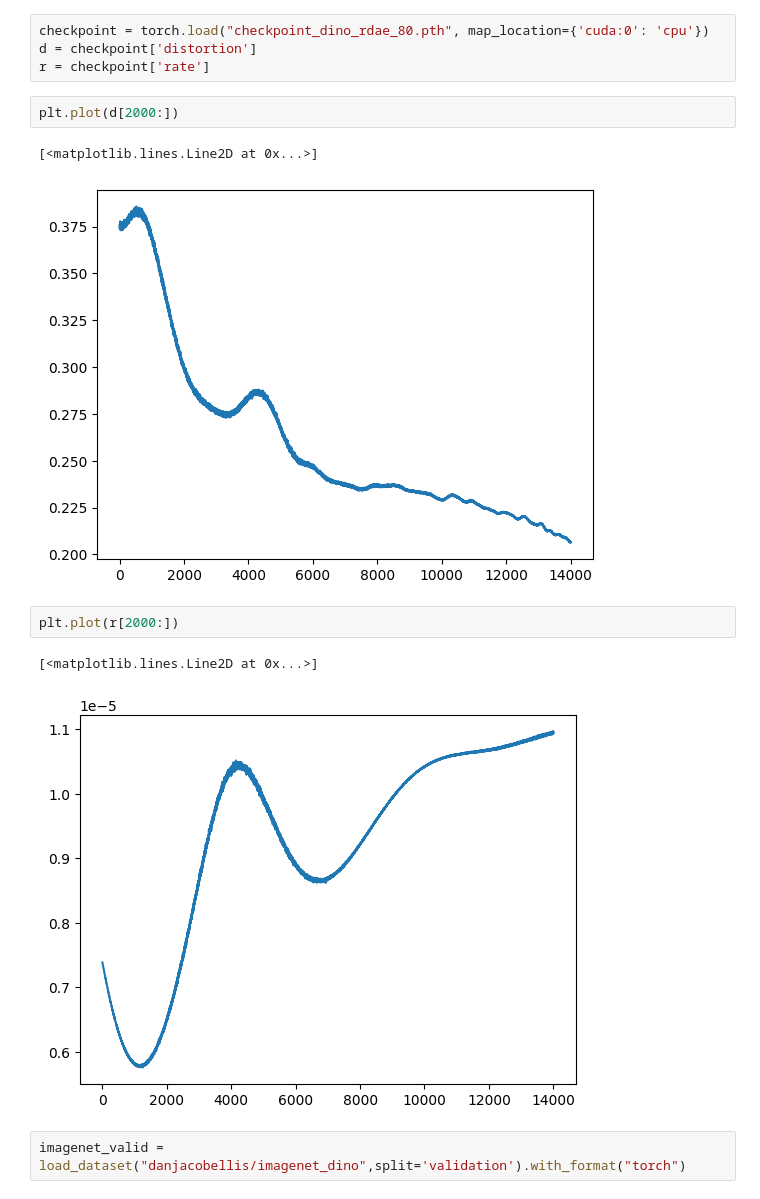
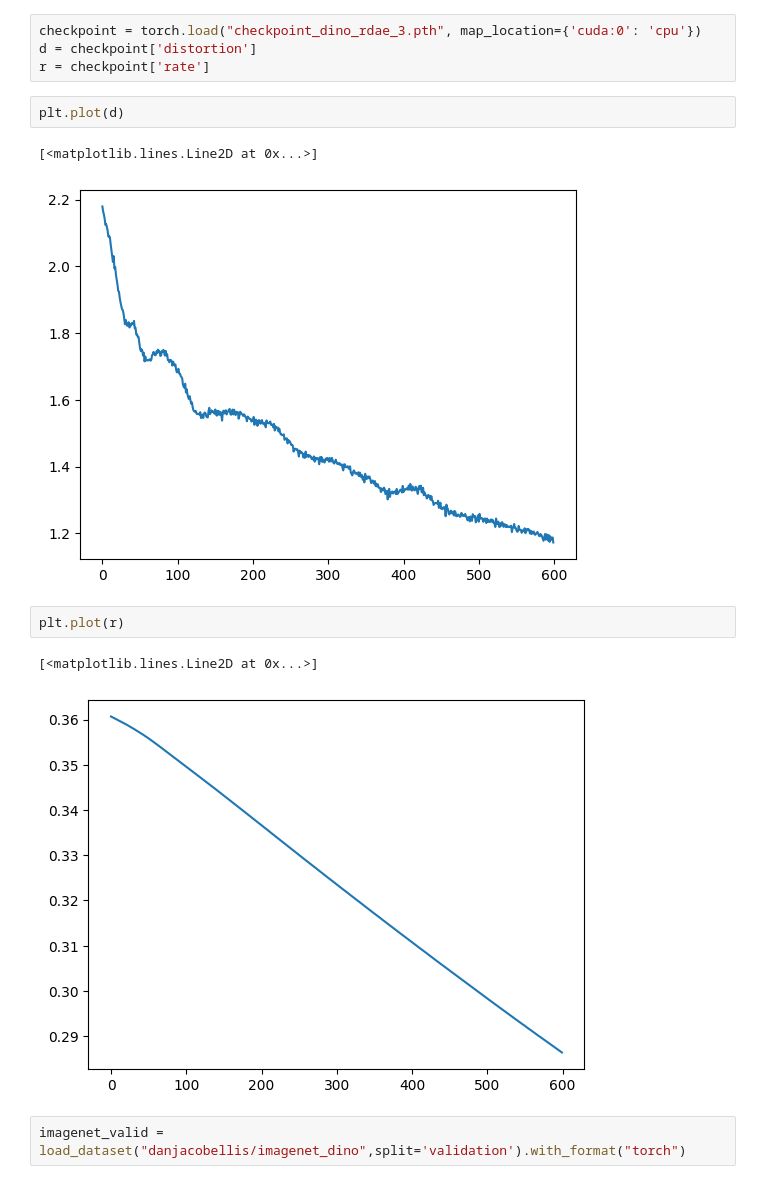
Before and after one commit to danjacobellis/CMMR, a Jupyter notebook: dino_rdae_inference.ipynb, the cells around one changed output. Drawn from its saved outputs; the diff is of its cells as text.

```diff
--- a/dino_rdae_inference.ipynb
+++ b/dino_rdae_inference.ipynb
@@ -16,19 +16,19 @@ from IPython.display import display
 import zlib
 import matplotlib.pyplot as plt
 # %%
-checkpoint = torch.load("checkpoint_dino_rdae_80.pth", map_location={'cuda:0': 'cpu'})
+checkpoint = torch.load("checkpoint_dino_rdae_3.pth", map_location={'cuda:0': 'cpu'})
 d = checkpoint['distortion']
 r = checkpoint['rate']
 # %%
-plt.plot(d[2000:])
+plt.plot(d)
 # %% [output]
 [<matplotlib.lines.Line2D at 0x...>]
-[figure, old version]
+[figure, new version]
 # %%
-plt.plot(r[2000:])
+plt.plot(r)
 # %% [output]
 [<matplotlib.lines.Line2D at 0x...>]
-[figure, old version]
+[figure, new version]
 # %%
 imagenet_valid = load_dataset("danjacobellis/imagenet_dino",split='validation').with_format("torch")
 # %%
```
Also changed, not shown: parts of 6 cells of this notebook.
